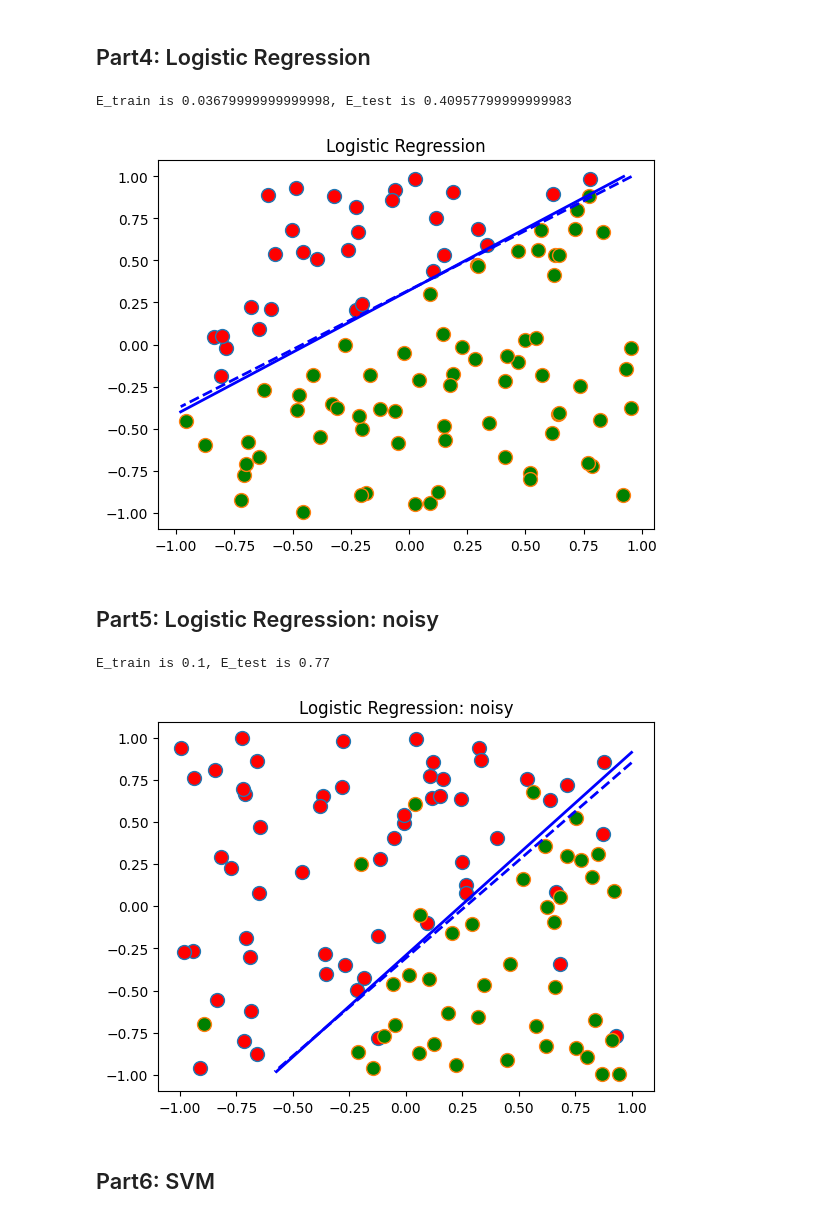
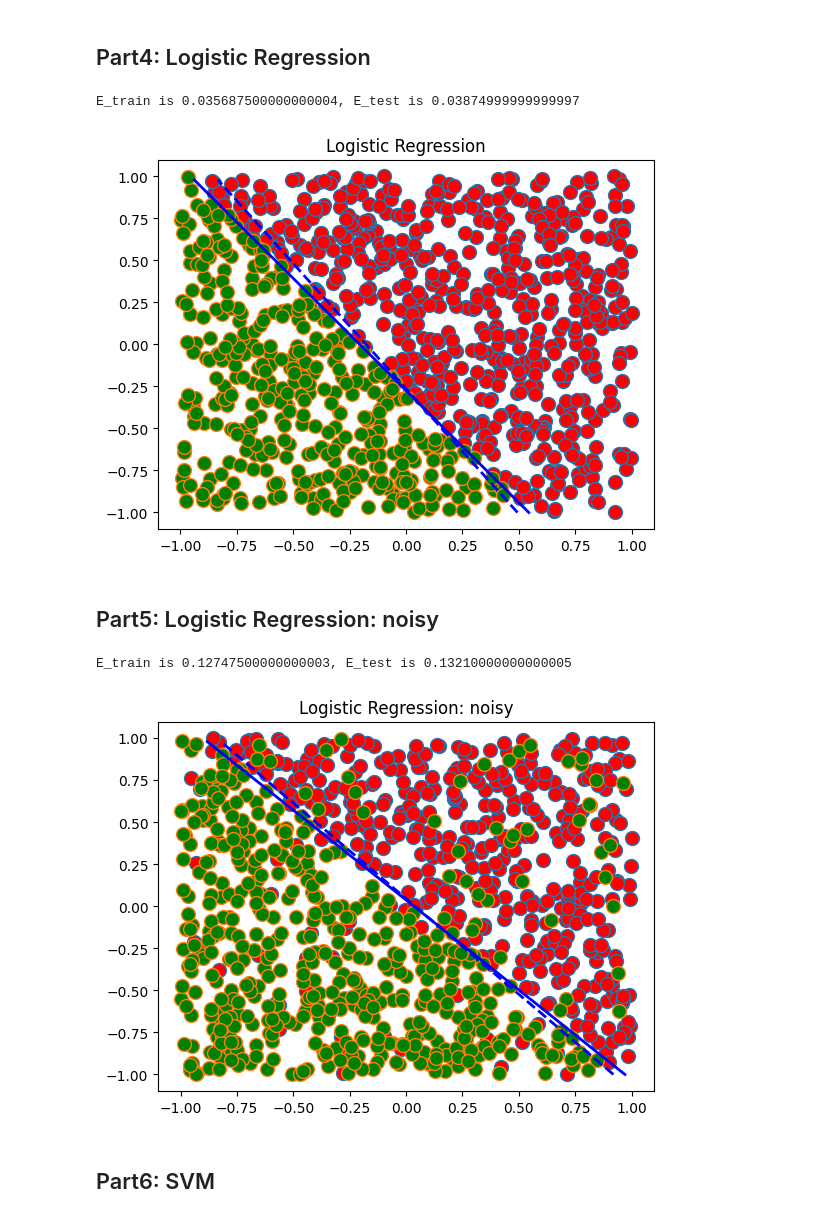
Before and after one commit to C1rtm1n-H/Short-Semester2025, a Jupyter notebook: lab3/part3_linear_models/run.ipynb, the cells around one changed output. Cells and saved outputs as stored; diff of their text form; code cells hidden in the pictures.

```diff
--- a/lab3/part3_linear_models/run.ipynb
+++ b/lab3/part3_linear_models/run.ipynb
@@ -61,22 +67,28 @@ E_train is 0.28798960234630633, E_test is 1.3623021598920786
 # %%
 
 nRep = 1000; # number of replicates
-nTrain = 100; # number of training data
-nTest = 10000; # number of testing data
+N = 1000; # number of data
 E_train_sum = 0.0
 E_test_sum = 0.0
 
 for i in range(nRep):
-    X, y, w_f = mkdata(nTrain, 'noisy')
+    X, y, w_f = mkdata(N, 'noisy')
     w_g = linear_regression(X, y)
+    # 划分训练集和测试集
+    perm = np.random.permutation(N)
+    nTrain = int(0.8 * N)
+    idx_tr, idx_te = perm[:nTrain], perm[nTrain:]
+
+    X_train, y_train = X[:, idx_tr], y[:, idx_tr]
+    X_test,  y_test  = X[:, idx_te],  y[:, idx_te]
+    w_train, w_test = linear_regression(X_train, y_train), linear_regression(X_test, y_test)
     #TODO
     # Compute training, testing error
-    X_bias = np.vstack((np.ones((1, nTrain)), X))   # (P+1) x N
-    E_train_sum += np.mean((w_g.T @ X_bias - y) ** 2)
+    X_bias = np.vstack((np.ones((1, nTrain)), X_train))   # (P+1) x N
+    E_train_sum += np.mean((w_train.T @ X_bias - y_train) ** 2)
 
-    X_test, y_test, _ = mkdata(nTest, 'noisy')
     X_test_bias = np.vstack((np.ones((1, X_test.shape[1])), X_test))
-    E_test_sum += np.mean((w_g.T @ X_test_bias - y_test) ** 2)
+    E_test_sum += np.mean((w_test.T @ X_test_bias - y_test) ** 2)
 
 E_train = E_train_sum / nRep
 E_test = E_test_sum / nRep
@@ -142,64 +154,76 @@ With transformation: E_train is 0.2901139979669584, E_test is 0.4183590148363744
 # %%
 from logistic import logistic
 from logistic import sigmoid
 
 # Since logistic regression outputs 0/1, we should adjust the label y.
 nRep = 100; # number of replicates
-nTrain = 100; # number of training data
-nTest = 10000; # number of testing data
+N = 1000; # number of data
 E_train_sum = 0.0
 E_test_sum = 0.0
 
 for i in range(nRep):
-    X, y, w_f = mkdata(nTrain)
+    X, y, w_f = mkdata(N)
     w_g = logistic(X, y)
+    # 划分训练集和测试集
+    perm = np.random.permutation(N)
+    nTrain = int(0.8 * N)
+    idx_tr, idx_te = perm[:nTrain], perm[nTrain:]
+
+    X_train, y_train = X[:, idx_tr], y[:, idx_tr]
+    X_test,  y_test  = X[:, idx_te],  y[:, idx_te]
+    w_train, w_test = logistic(X_train, y_train), logistic(X_test, y_test)
     #TODO
     # Compute training, testing error
-    lable = sigmoid(y) >= 0.5
-    X_bias = np.vstack((np.ones((1, nTrain)), X))   # (P+1) x N
-    lable_pred = sigmoid(w_g.T @ X_bias) >= 0.5
+    lable = sigmoid(y_train) >= 0.5
+    X_bias = np.vstack((np.ones((1, nTrain)), X_train))   # (P+1) x N
+    lable_pred = sigmoid(w_train.T @ X_bias) >= 0.5
     E_train_sum += np.mean((lable_pred != lable))
 
-    X_test, y_test, _ = mkdata(nTest)
     X_test_bias = np.vstack((np.ones((1, X_test.shape[1])), X_test))
     lable_test = sigmoid(y_test) >= 0.5
-    lable_test_pred = sigmoid(w_g.T @ X_test_bias) >= 0.5
+    lable_test_pred = sigmoid(w_test.T @ X_test_bias) >= 0.5
     E_test_sum += np.mean((lable_test_pred != lable_test))
 
 E_train = E_train_sum / nRep
 E_test = E_test_sum / nRep
 
 print('E_train is {}, E_test is {}'.format(E_train, E_test))
 
 plotdata(X, y, w_f, w_g, 'Logistic Regression')
 # %% [output]
-E_train is 0.03679999999999998, E_test is 0.40957799999999983
+E_train is 0.035687500000000004, E_test is 0.03874999999999997
-[figure, old version]
+[figure, new version]
 # %% [markdown]
 ## Part5: Logistic Regression: noisy
 # %%
 
 # Since logistic regression outputs 0/1, we should adjust the label y.
 nRep = 100; # number of replicates
-nTrain = 100; # number of training data
-nTest = 10000; # number of testing data
+N = 1000; # number of data
 E_train_sum = 0.0
 E_test_sum = 0.0
 
 for i in range(nRep):
-    X, y, w_f = mkdata(nTrain, 'noisy')
+    X, y, w_f = mkdata(N, 'noisy')
     w_g = logistic(X, y)
+    # 划分训练集和测试集
+    perm = np.random.permutation(N)
+    nTrain = int(0.8 * N)
+    idx_tr, idx_te = perm[:nTrain], perm[nTrain:]
+
+    X_train, y_train = X[:, idx_tr], y[:, idx_tr]
+    X_test,  y_test  = X[:, idx_te],  y[:, idx_te]
+    w_train, w_test = logistic(X_train, y_train), logistic(X_test, y_test)
     #TODO
     # Compute training, testing error
-    lable = sigmoid(y) >= 0.5
-    X_bias = np.vstack((np.ones((1, nTrain)), X))   # (P+1) x N
-    lable_pred = sigmoid(w_g.T @ X_bias) >= 0.5
+    lable = sigmoid(y_train) >= 0.5
+    X_bias = np.vstack((np.ones((1, nTrain)), X_train))   # (P+1) x N
+    lable_pred = sigmoid(w_train.T @ X_bias) >= 0.5
     E_train_sum += np.mean((lable_pred != lable))
 
-    X_test, y_test, _ = mkdata(nTest, 'noisy')
     X_test_bias = np.vstack((np.ones((1, X_test.shape[1])), X_test))
     lable_test = sigmoid(y_test) >= 0.5
-    lable_test_pred = sigmoid(w_g.T @ X_test_bias) >= 0.5
+    lable_test_pred = sigmoid(w_test.T @ X_test_bias) >= 0.5
     E_test_sum += np.mean((lable_test_pred != lable_test))
 
 E_train = E_train_sum / nRep
@@ -209,8 +233,8 @@ print('E_train is {}, E_test is {}'.format(E_train, E_test))
 
 plotdata(X, y, w_f, w_g, 'Logistic Regression: noisy')
 # %% [output]
-E_train is 0.1, E_test is 0.77
+E_train is 0.12747500000000003, E_test is 0.13210000000000005
-[figure, old version]
+[figure, new version]
 # %% [markdown]
 ## Part6: SVM
 # %%
```
Also changed, not shown: parts of 3 cells of this notebook.
